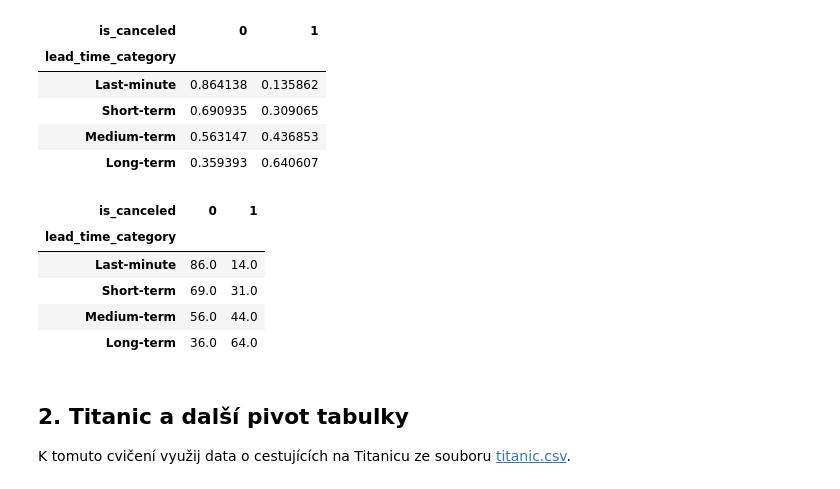
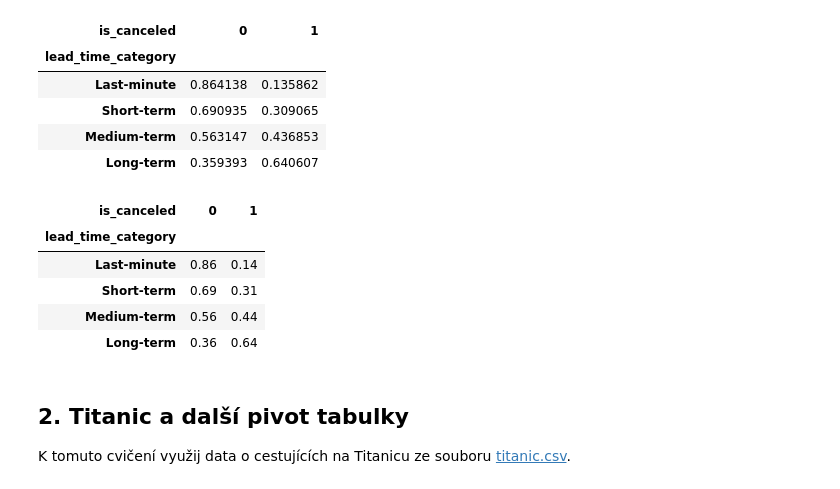
Before and after one commit to M-Kovar/Czechitas_Python-pro-datovou-analyzu_2024-02, a Jupyter notebook: cviceni-reseni/05/05_reseni.ipynb, the cells around one changed output. Drawn from its saved outputs; the diff is of its cells as text; code cells hidden in the pictures.

```diff
--- a/cviceni-reseni/05/05_reseni.ipynb
+++ b/cviceni-reseni/05/05_reseni.ipynb
@@ -156,17 +181,17 @@ data_pivot1
 | Long-term | 0.359393 | 0.640607 |
 # %%
 # Bonus: Zaokrouhlení hodnot v tabulce pro větší přehlednost
-# data_pivot1.round(2)
+data_pivot1.round(2)
 
 # Případně přepočet na procenta
-data_pivot1.round(2) * 100
+# data_pivot1.round(2) * 100
 # %% [output]
 | is_canceled | 0 | 1 |
 | lead_time_category |  |  |
-| Last-minute | 86.0 | 14.0 |
-| Short-term | 69.0 | 31.0 |
-| Medium-term | 56.0 | 44.0 |
-| Long-term | 36.0 | 64.0 |
+| Last-minute | 0.86 | 0.14 |
+| Short-term | 0.69 | 0.31 |
+| Medium-term | 0.56 | 0.44 |
+| Long-term | 0.36 | 0.64 |
 # %% [markdown]
 ## 2. Titanic a další pivot tabulky
 
```
Also changed, not shown: parts of 13 cells of this notebook.
